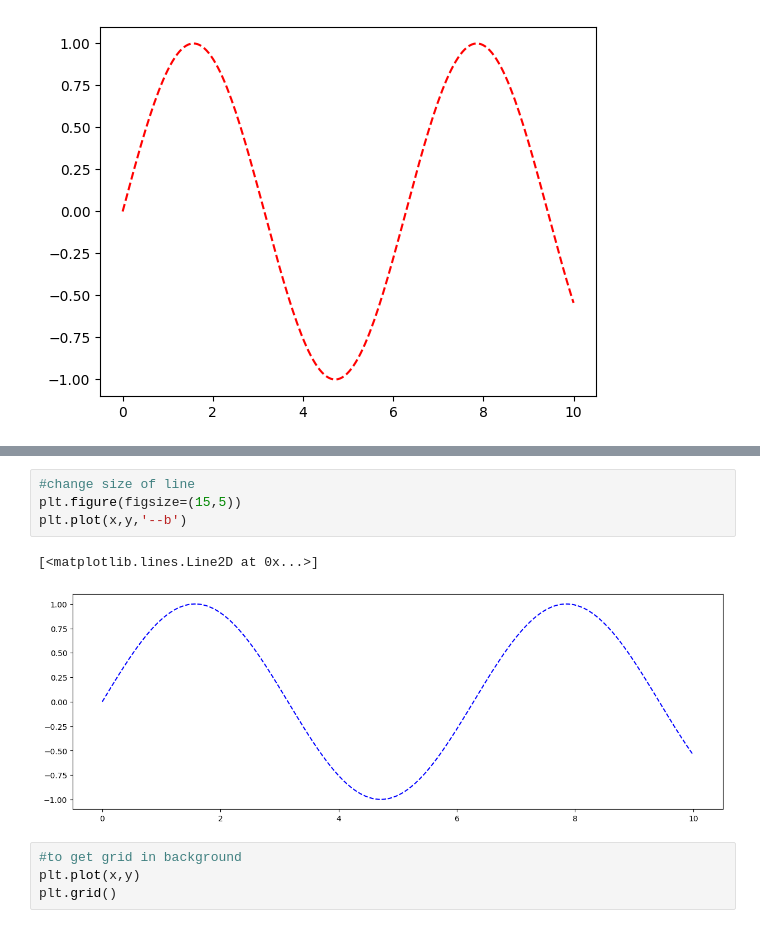
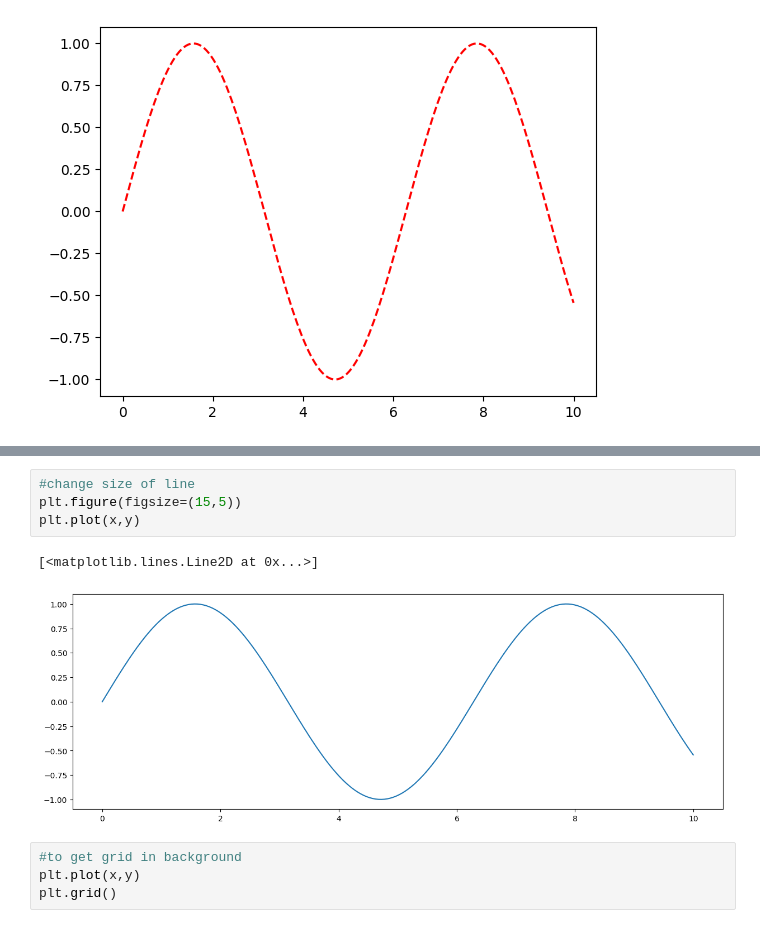
Before and after one commit to shanzasayeed/data-science, a Jupyter notebook: matplotlib/matplotlib.ipynb, the cells around one changed output, grey strips where cells are left out. Drawn from its saved outputs; the diff is of its cells as text.

```diff
--- a/matplotlib/matplotlib.ipynb
+++ b/matplotlib/matplotlib.ipynb
@@ -86,10 +86,10 @@ plt.plot(x,y,'--b')
 # %%
 #change size of line
 plt.figure(figsize=(15,5))
-plt.plot(x,y,'--b')
+plt.plot(x,y)
 # %% [output]
 [<matplotlib.lines.Line2D at 0x...>]
-[figure, old version]
+[figure, new version]
 # %%
 #to get grid in background
 plt.plot(x,y)
```
Also changed, not shown: parts of 34 cells of this notebook, 1 other file.
